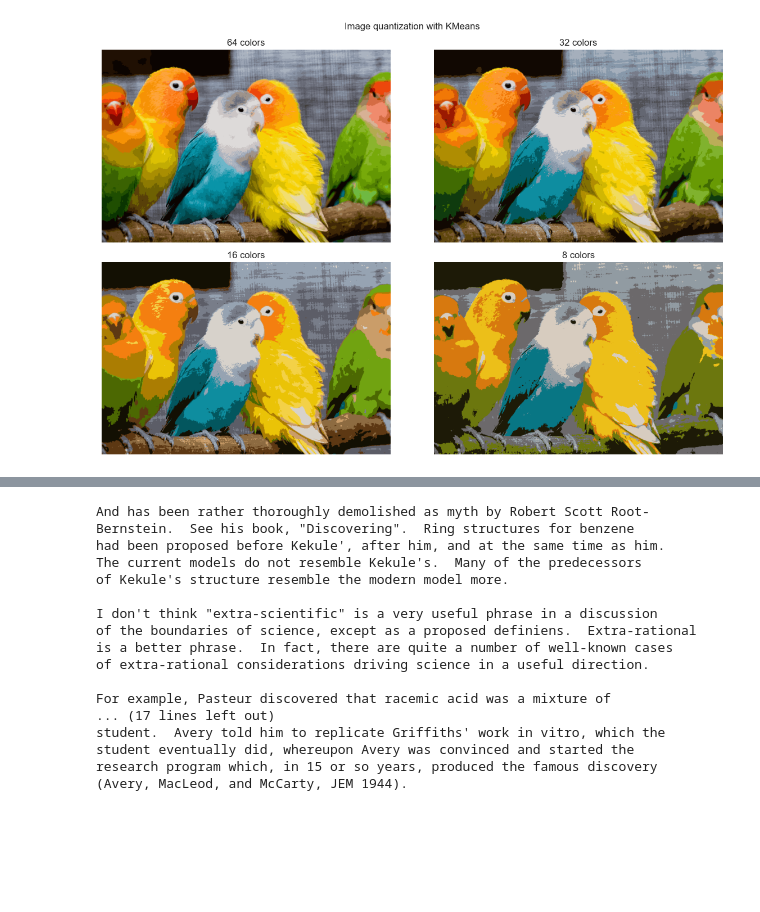
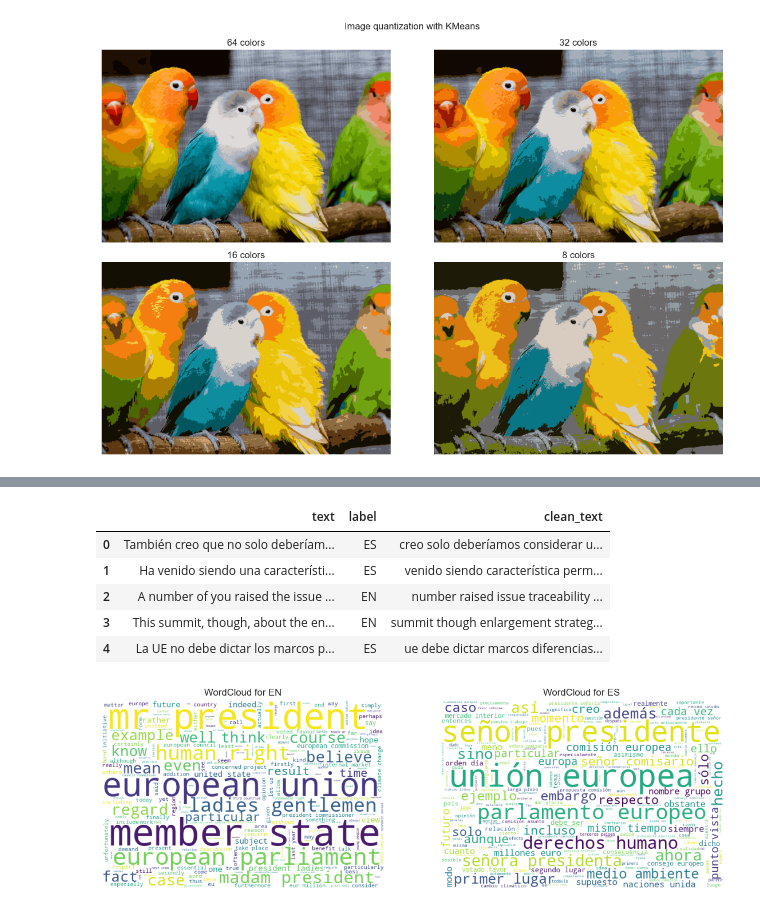
Before and after one commit to Darina03/Intellectual-Data-Analysis, a Jupyter notebook: lab02/lab02_spuskan.ipynb, the cells around one changed output, grey strips where cells are left out. Drawn from its saved outputs; the diff is of its cells as text; code cells hidden in the pictures; blank space fills up the shorter version.

```diff
--- a/lab02/lab02_spuskan.ipynb
+++ b/lab02/lab02_spuskan.ipynb
@@ -432,29 +446,42 @@ Classes: ['alt.atheism', 'sci.electronics', 'sci.med']
+# %%
+stop_words_en = set(stopwords.words('english'))
+stop_words_es = set(stopwords.words('spanish'))
+
+def preprocess(text, lang):
+    text = text.lower()
+    text = re.sub(r'\d+', '', text)
+    text = text.translate(str.maketrans('', '', string.punctuation))
+    words = text.split()
+    if lang == 'EN':
+        words = [w for w in words if w not in stop_words_en]
+    else:
+        words = [w for w in words if w not in stop_words_es]
+    return ' '.join(words)
+
+data['clean_text'] = data.apply(lambda x: preprocess(x['text'], x['label']), axis=1)
+data.head()
+# %% [output]
+|  | text | label | clean_text |
+| 0 | También creo que no solo deberíam... | ES | creo solo deberíamos considerar u... |
+| 1 | Ha venido siendo una característi... | ES | venido siendo característica perm... |
+| 2 | A number of you raised the issue ... | EN | number raised issue traceability ... |
+| 3 | This summit, though, about the en... | EN | summit though enlargement strateg... |
+| 4 | La UE no debe dictar los marcos p... | ES | ue debe dictar marcos diferencias... |
 # %%
-def clean_text(text):
-    text = text.lower()
-    text = re.sub(f"[{re.escape(string.punctuation)}]", " ", text)
-    text = re.sub(r"\d+", "", text)
-    text = re.sub(r"\s+", " ", text).strip()
-    return text
+en_words = ' '.join(data[data['label']=='EN']['clean_text'])
+es_words = ' '.join(data[data['label']=='ES']['clean_text'])
 
-print(texts[0])
-texts_cleaned = [clean_text(t) for t in texts]
+plt.figure(figsize=(14,6))
+plt.subplot(1,2,1)
+plt.imshow(WordCloud(width=600, height=400, background_color='white').generate(en_words))
+plt.title("WordCloud for EN")
+plt.axis('off')
+
+plt.subplot(1,2,2)
+plt.imshow(WordCloud(width=600, height=400, background_color='white').generate(es_words))
+plt.title("WordCloud for ES")
+plt.axis('off')
+plt.show()
 # %% [output]
-And has been rather thoroughly demolished as myth by Robert Scott Root-
-Bernstein.  See his book, "Discovering".  Ring structures for benzene
-had been proposed before Kekule', after him, and at the same time as him.
-The current models do not resemble Kekule's.  Many of the predecessors
-of Kekule's structure resemble the modern model more.
-
-I don't think "extra-scientific" is a very useful phrase in a discussion
-of the boundaries of science, except as a proposed definiens.  Extra-rational
-is a better phrase.  In fact, there are quite a number of well-known cases
-of extra-rational considerations driving science in a useful direction.
-
-For example, Pasteur discovered that racemic acid was a mixture of
-... (17 lines left out)
-student.  Avery told him to replicate Griffiths' work in vitro, which the
-student eventually did, whereupon Avery was convinced and started the
-research program which, in 15 or so years, produced the famous discovery
-(Avery, MacLeod, and McCarty, JEM 1944).
+[figure, added]
 # %%
```
Also changed, not shown: parts of 7 cells of this notebook.
